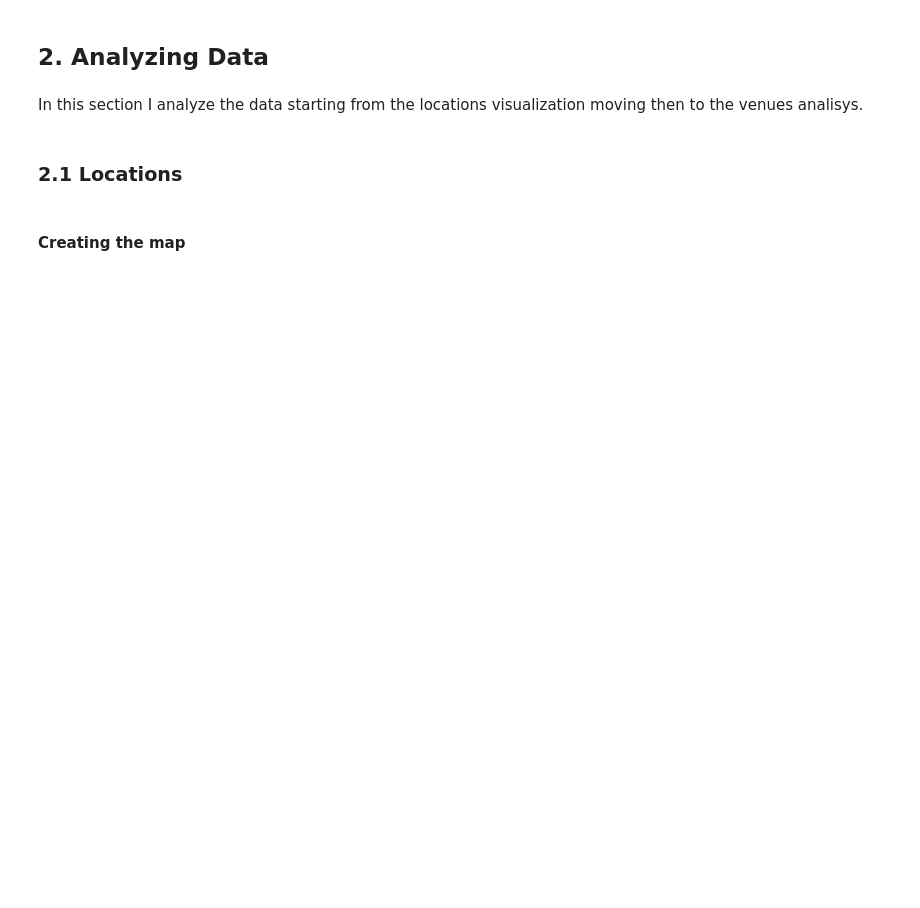
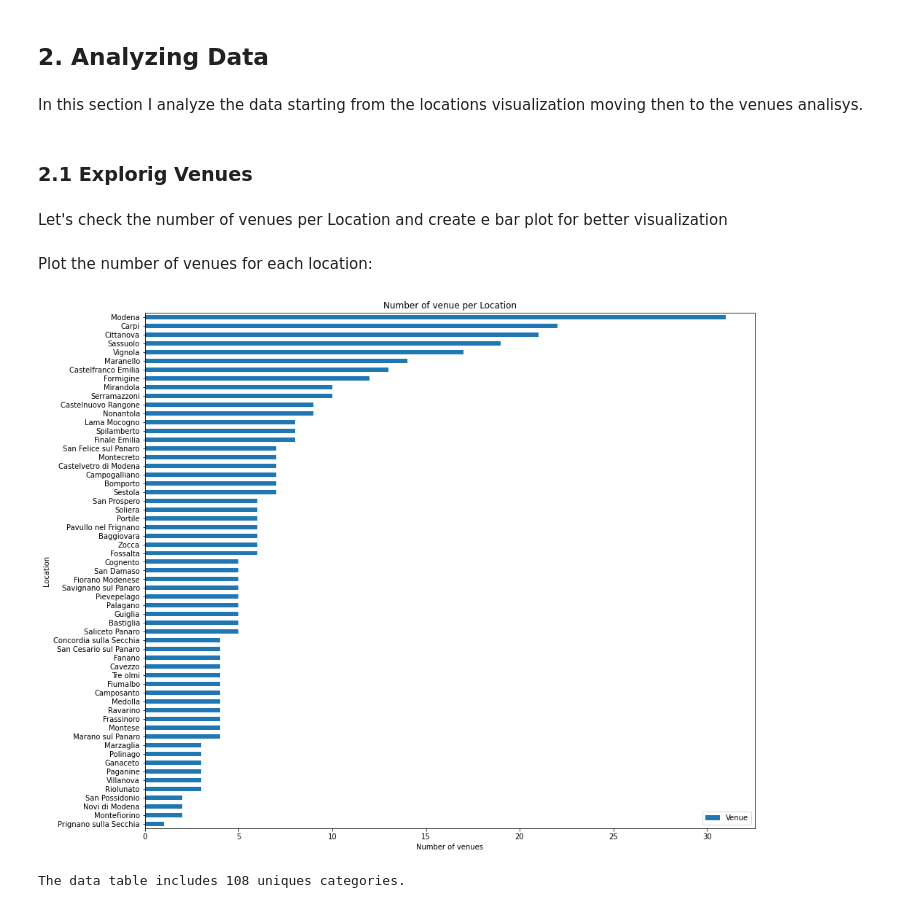
Before and after one commit to sebas1986/TheMotorSportValley-WhereToLive-, a Jupyter notebook: ProjectAnalysis.ipynb, the cells around one changed output. Saved outputs shown, nothing was run; the diff lists cells and outputs as text; code cells hidden in the pictures; blank space fills up the shorter version.

```diff
--- a/ProjectAnalysis.ipynb
+++ b/ProjectAnalysis.ipynb
@@ -162,6 +152,4 @@ location_venue.head(5)
 # %% [markdown]
 In this section I analyze the data starting from the locations visualization moving then to the venues analisys.
 # %% [markdown]
-### 2.1 Locations
+### 2.1 Explorig Venues
-# %% [markdown]
-#### Creating the map
@@ -170,0 +156,2 @@ import folium # map rendering library
+# %% [markdown]
+Let's check the number of venues per Location and create e bar plot for better visualization
@@ -170,0 +164,18 @@ import folium # map rendering library
+# %% [markdown]
+Plot the number of venues for each location:
+# %%
+#Count the venues per each location
+location_venue_count = location_venue.groupby('Location').count()[['Venue']].sort_values(by='Venue',ascending=False)
+#create an inverted horizontal bar plot
+location_venue_count.plot(kind='barh', figsize=(15, 13))
+plt.gca().invert_yaxis()
+plt.ylabel('Location')
+plt.xlabel('Number of venues')
+plt.title('Number of venue per Location')
+plt.show()
+# %% [output]
+[figure, added]
+# %%
+print('The data table includes {} uniques categories.'.format(len(location_venue['Venue Category'].unique())))
+# %% [output]
+The data table includes 108 uniques categories.
```
Also changed, not shown: parts of 61 cells of this notebook.
